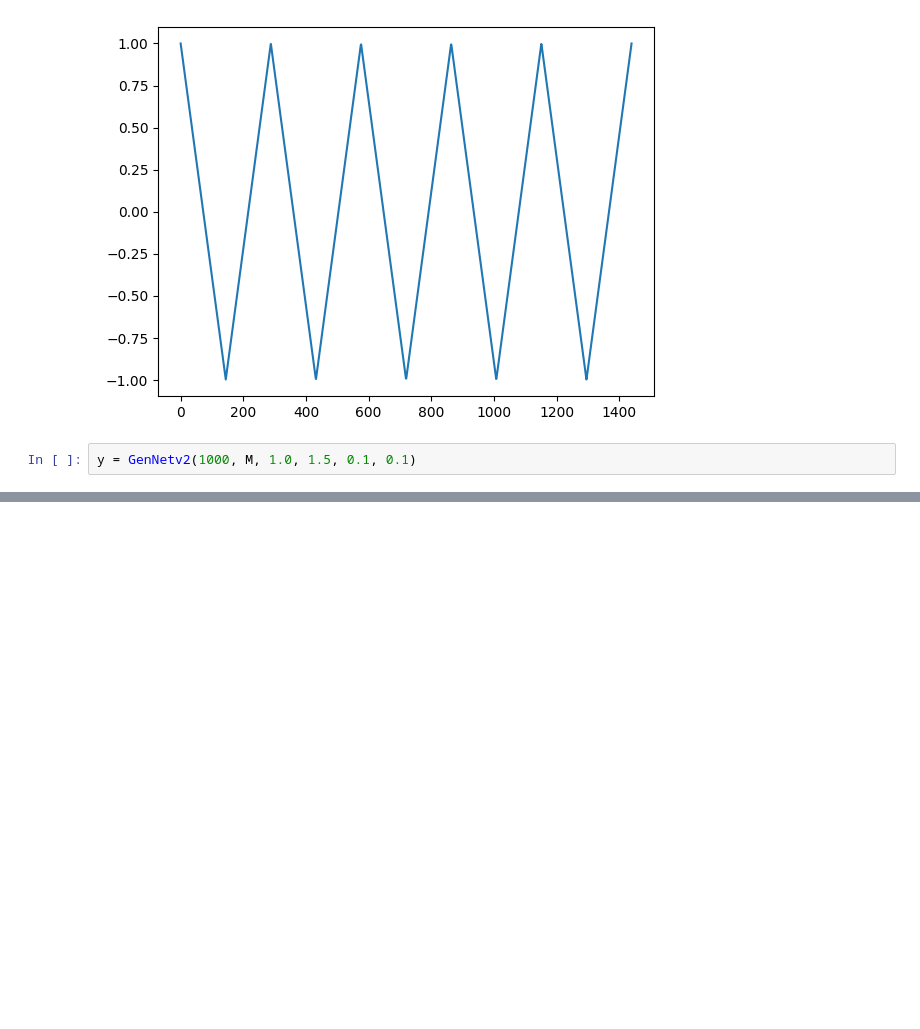
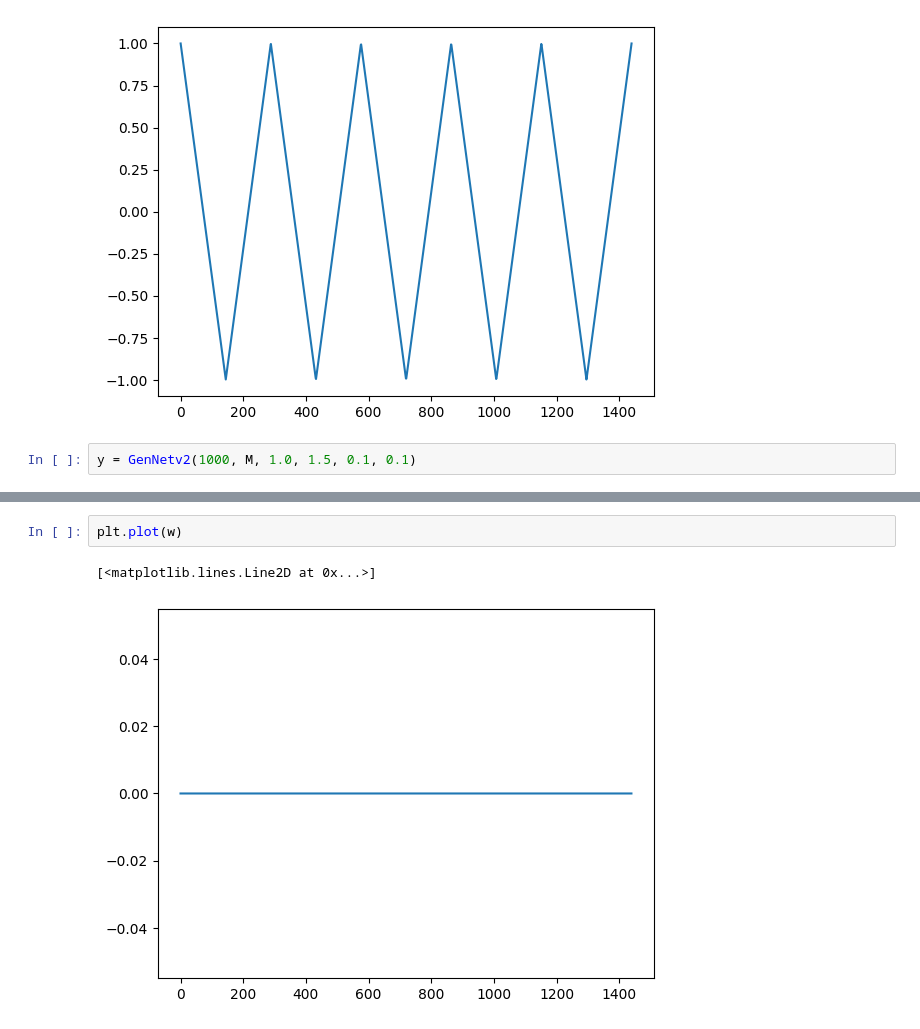
Before and after one commit to CEBangu/MOD_201, a Jupyter notebook: MOD201 final_report/final_report.ipynb, the cells around one changed output, grey strips where cells are left out. Saved outputs shown, nothing was run; the diff lists cells and outputs as text; blank space fills up the shorter version.

```diff
--- a/MOD201 final_report/final_report.ipynb
+++ b/MOD201 final_report/final_report.ipynb
@@ -185 +238,6 @@ plt.plot(first)
+# %%
+plt.plot(w)
+# %% [output]
+[<matplotlib.lines.Line2D at 0x...>]
+[figure, added]
 # %%
```
Also changed, not shown: parts of 11 cells of this notebook.
